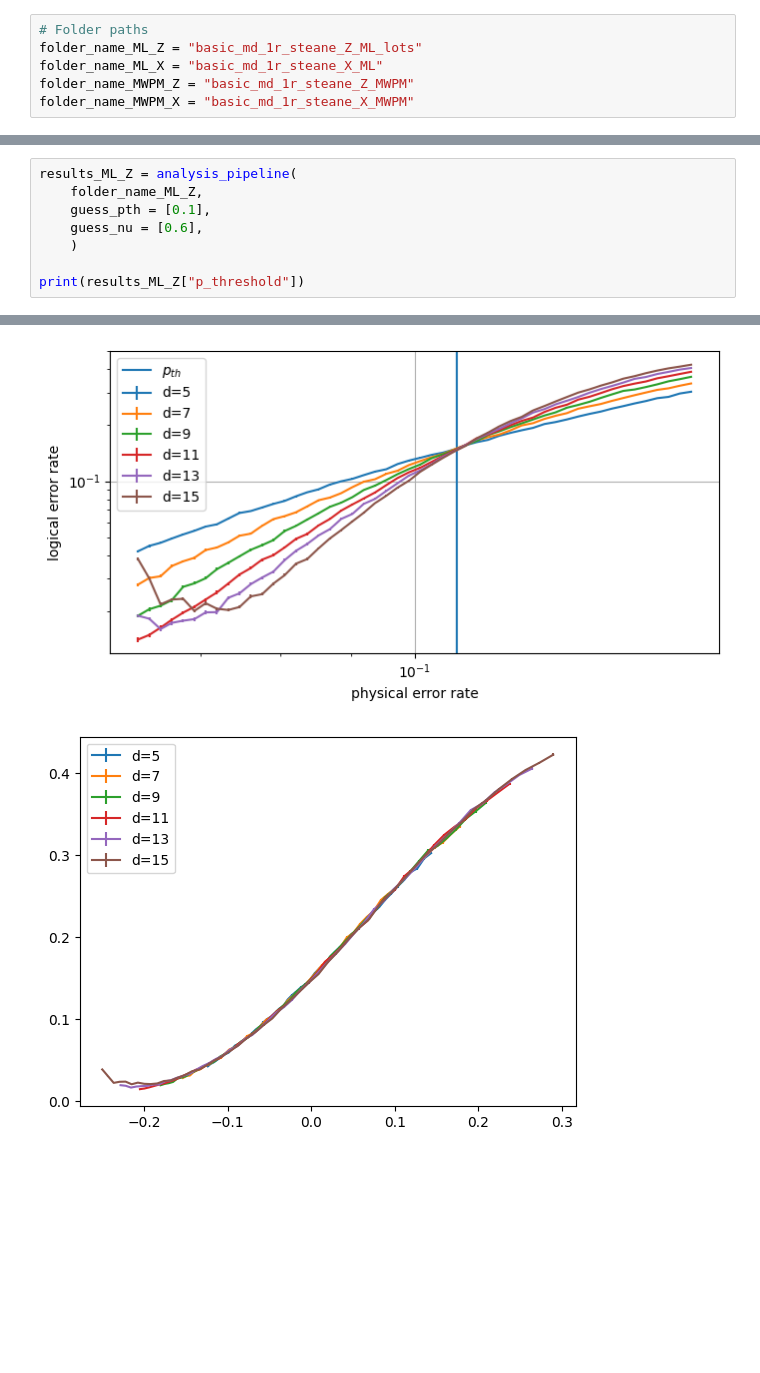
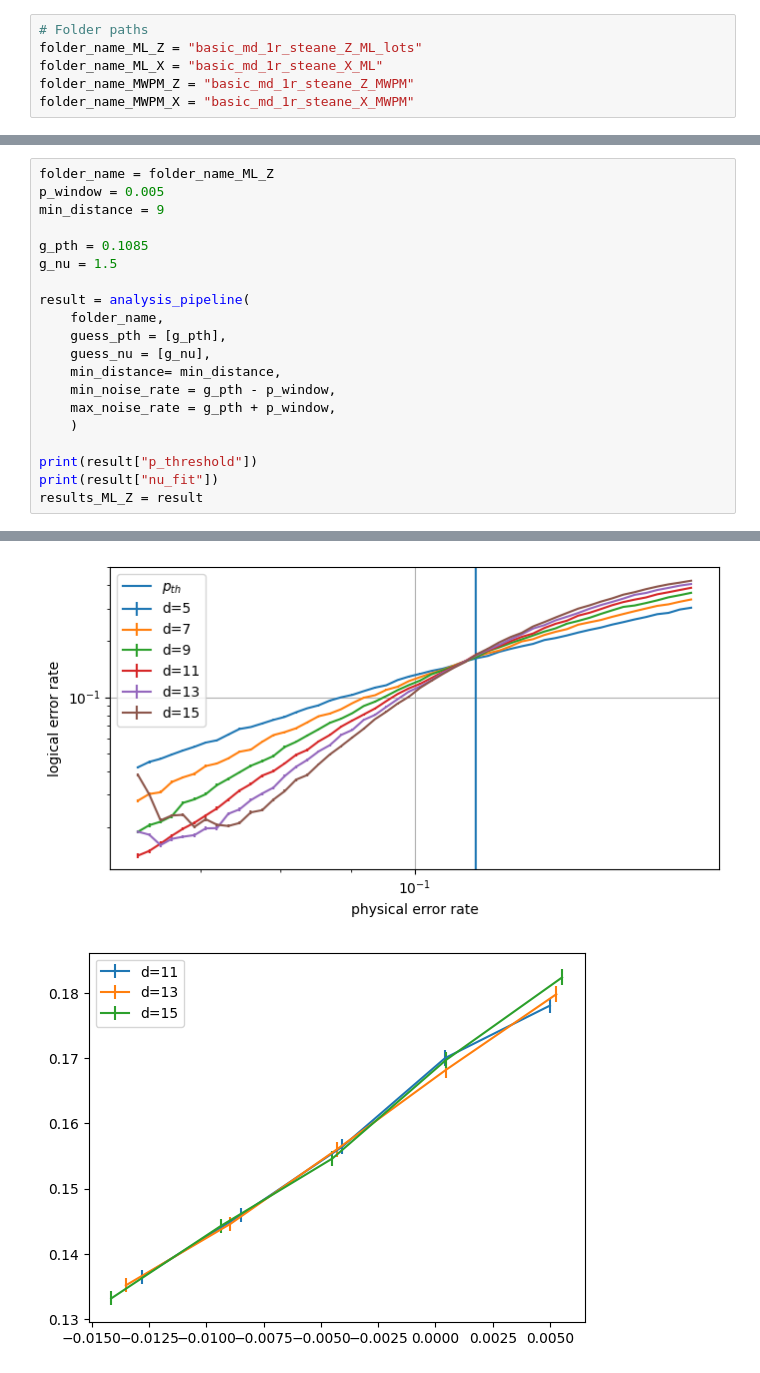
Before and after one commit to leonardlux/MasterArbeit, a Jupyter notebook: code/result_basic_noise.ipynb, the cells around one changed output, grey strips where cells are left out. Cells and saved outputs as stored; diff of their text form; blank space fills up the shorter version.

```diff
--- a/code/result_basic_noise.ipynb
+++ b/code/result_basic_noise.ipynb
@@ -262,12 +253,24 @@ def analysis_pipeline(folder_name, guess_pth = [], guess_nu = [],):
     return data
 # %%
-results_ML_Z = analysis_pipeline(
-    folder_name_ML_Z,
-    guess_pth = [0.1],
-    guess_nu = [0.6],
+folder_name = folder_name_ML_Z
+p_window = 0.005
+min_distance = 9
+
+g_pth = 0.1085
+g_nu = 1.5
+
+result = analysis_pipeline(
+    folder_name,
+    guess_pth = [g_pth],
+    guess_nu = [g_nu],
+    min_distance= min_distance,
+    min_noise_rate = g_pth - p_window,
+    max_noise_rate = g_pth + p_window,
     )
 
-print(results_ML_Z["p_threshold"])
+print(result["p_threshold"])
+print(result["nu_fit"])
+results_ML_Z = result
 # %% [output]
        message: Optimization terminated successfully.
        success: True
@@ -282,3 +285,3 @@ print(results_ML_Z["p_threshold"])
 <Figure size 640x480 with 0 Axes>
-[figure, old version]
+[figure, new version]
-[figure, old version]
+[figure, new version]
```
Also changed, not shown: parts of 7 cells of this notebook, 3 other files.
